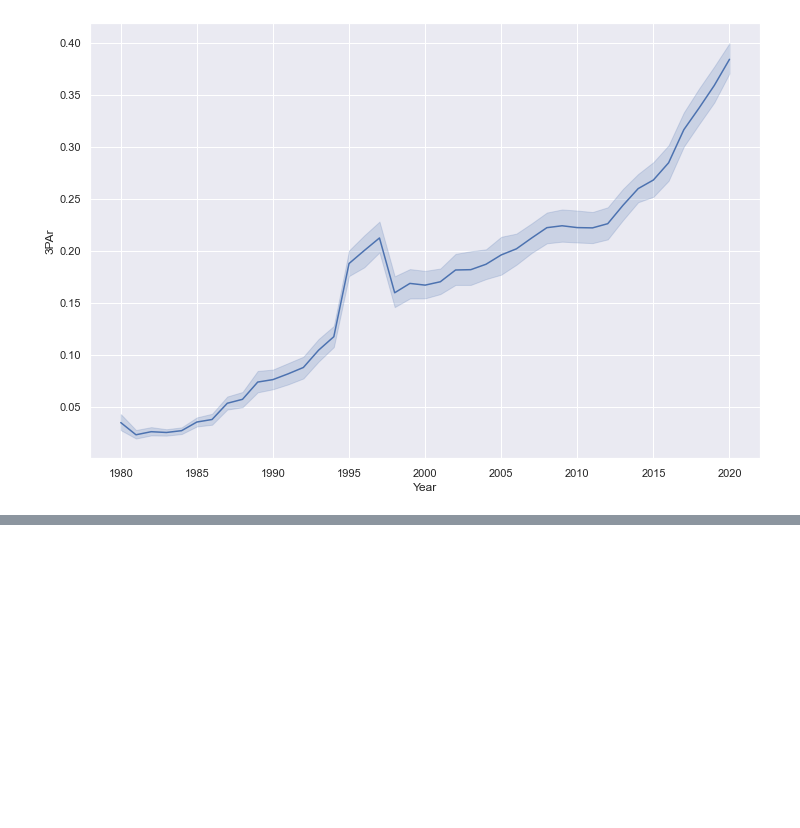
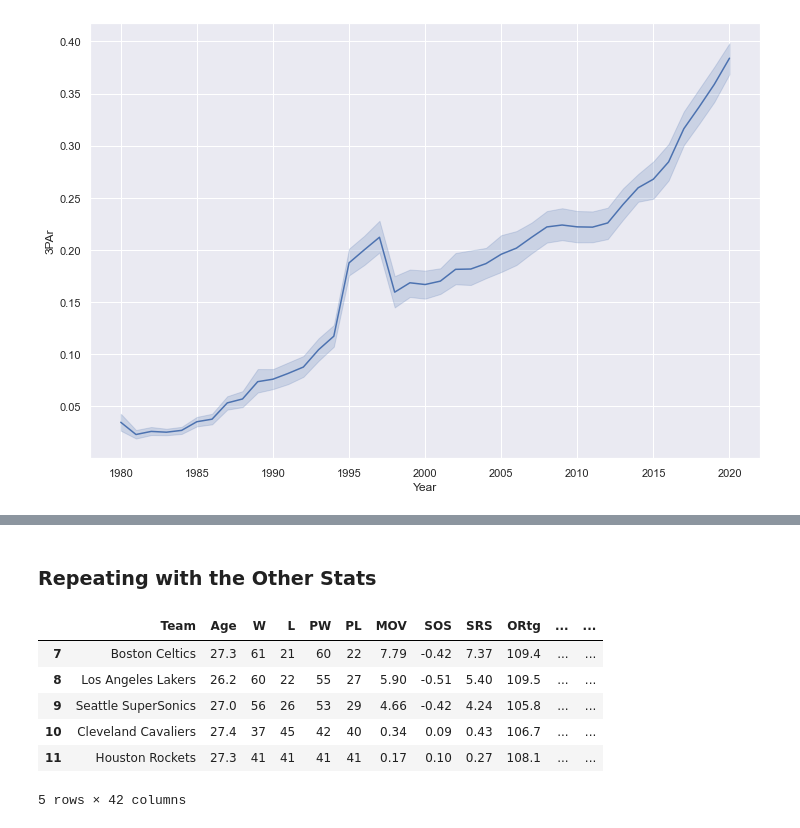
Before and after one commit to gargparthb/nba-data-analysis, a Jupyter notebook: notebooks/feature.ipynb, the cells around one changed output, grey strips where cells are left out. Drawn from its saved outputs; the diff is of its cells as text; code cells hidden in the pictures; blank space fills up the shorter version.

```diff
--- a/notebooks/feature.ipynb
+++ b/notebooks/feature.ipynb
@@ -47,0 +46,26 @@ new = sns.lineplot(x='Year', y='3PAr_Norm', data=data)
+# %% [markdown]
+### Repeating with the Other Stats
+# %%
+def norm_column(name):
+  norm = data.groupby('Year').mean()
+  mean_table = dict(zip(norm.index, norm[name]))
+
+  data[name + '_Norm'] = data.apply(
+    lambda row: row[name] / mean_table[row['Year']],
+     axis=1)
+
+  data.drop(data[data['3PAr'] == 0].index, inplace=True)
+
+cols = ['ORtg', 'DRtg', 'Pace', 'FTr', 'TS%', 'eFG%', 'TOV%', 'ORB%', 'FT/FGA', 'OeFG%', 'OTOV%', 'DRB%', 'OFT/FGA']
+for col in cols:
+  norm_column(col)
+
+data.head()
+# %% [output]
+|  | Team | Age | W | L | PW | PL | MOV | SOS | SRS | ORtg | ... | ... |
+| 7 | Boston Celtics | 27.3 | 61 | 21 | 60 | 22 | 7.79 | -0.42 | 7.37 | 109.4 | ... | ... |
+| 8 | Los Angeles Lakers | 26.2 | 60 | 22 | 55 | 27 | 5.90 | -0.51 | 5.40 | 109.5 | ... | ... |
+| 9 | Seattle SuperSonics | 27.0 | 56 | 26 | 53 | 29 | 4.66 | -0.42 | 4.24 | 105.8 | ... | ... |
+| 10 | Cleveland Cavaliers | 27.4 | 37 | 45 | 42 | 40 | 0.34 | 0.09 | 0.43 | 106.7 | ... | ... |
+| 11 | Houston Rockets | 27.3 | 41 | 41 | 41 | 41 | 0.17 | 0.10 | 0.27 | 108.1 | ... | ... |
+5 rows × 42 columns
```
Also changed, not shown: parts of 3 cells of this notebook, 3 other files.
